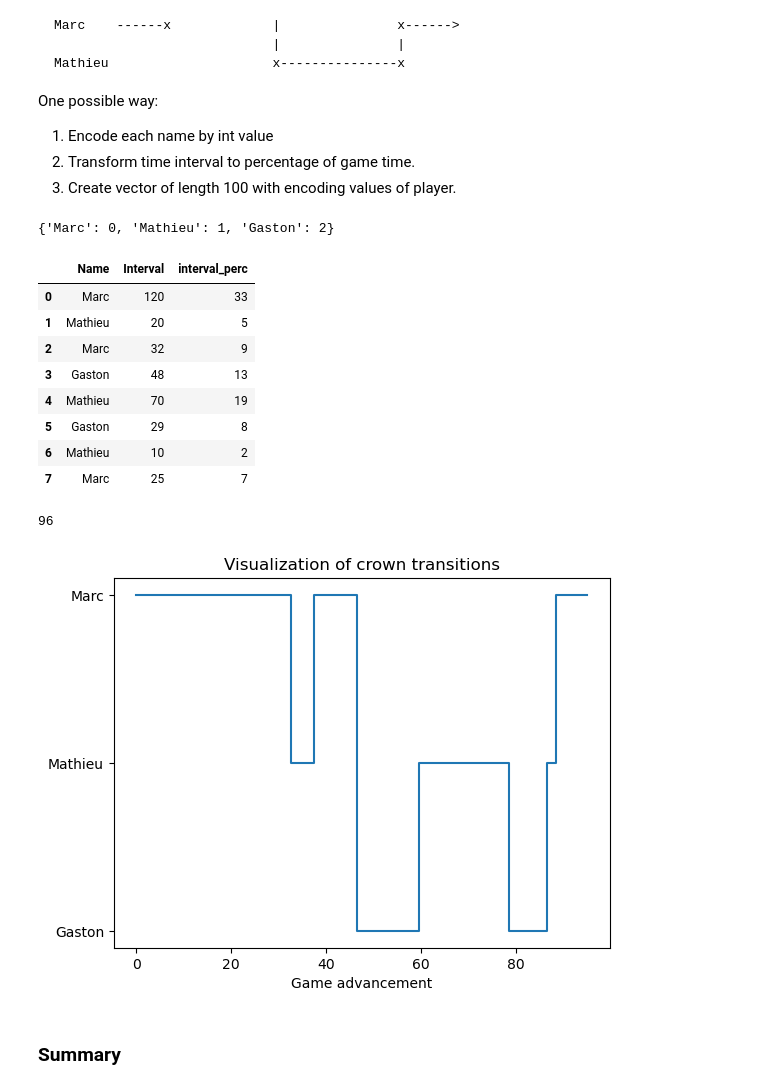
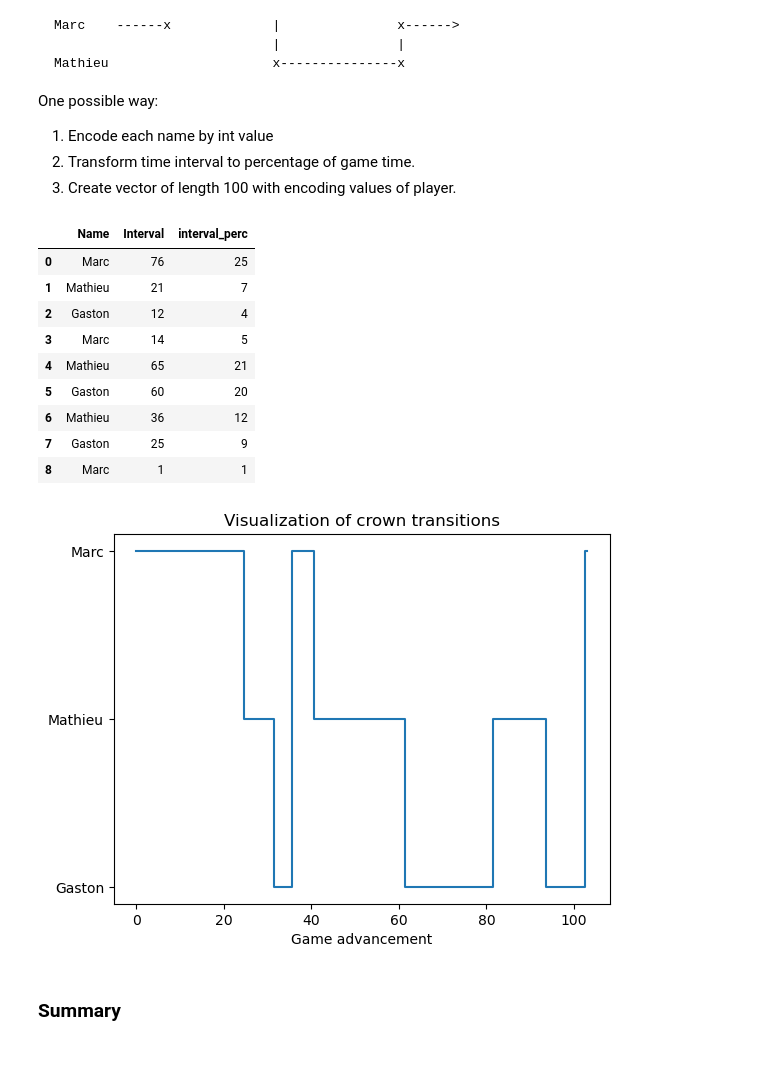
Before and after one commit to Wolgamonox/koth-ping-pong-website, a Jupyter notebook: analysis_exploration.ipynb, the cells around one changed output. Saved outputs shown, nothing was run; the diff lists cells and outputs as text; code cells hidden in the pictures; blank space fills up the shorter version.

```diff
--- a/analysis_exploration.ipynb
+++ b/analysis_exploration.ipynb
@@ -14,17 +15,17 @@ from datetime import timedelta
 # %% [markdown]
 ### 1.1 Loading data for one game
 # %%
-dummy_data = [
-    ('Marc', 120),
-    ('Mathieu', 20),
-    ('Marc', 32),
-    ('Gaston', 48),
-    ('Mathieu', 70),
-    ('Gaston', 29),
-    ('Mathieu', 10),
-    ('Marc', 25),
-]
-dummy_df = pd.DataFrame(dummy_data, columns=['Name', 'Interval'])
+# dummy_data = [
+#     ('Marc', 120),
+#     ('Mathieu', 20),
+#     ('Marc', 32),
+#     ('Gaston', 48),
+#     ('Mathieu', 70),
+#     ('Gaston', 29),
+#     ('Mathieu', 10),
+#     ('Marc', 25),
+# ]
+dummy_df = pd.read_csv('games_data/game (23.01.2023 16_41_51).csv').drop('Unnamed: 0', axis=1)
 dummy_df
 # %% [output]
 |  | Name | Interval |
@@ -125,38 +127,32 @@ One possible way:
 1. Encode each name by int value
 2. Transform time interval to percentage of game time.
 3. Create vector of length 100 with encoding values of player.
-# %%
-player_codes = { name:code for name, code in zip(player_names, range(len(player_names)))}
-player_codes
-# %% [output]
-{'Marc': 0, 'Mathieu': 1, 'Gaston': 2}
 # %%
-dummy_df['interval_perc'] = dummy_df['Interval'].apply(lambda x: int(x/total_duration_seconds * 100))
+dummy_df['interval_perc'] = dummy_df['Interval'].apply(lambda x: int(np.ceil(x/total_duration_seconds * 100)))
 dummy_df
 # %% [output]
 |  | Name | Interval | interval_perc |
-| 0 | Marc | 120 | 33 |
-| 1 | Mathieu | 20 | 5 |
-| 2 | Marc | 32 | 9 |
-| 3 | Gaston | 48 | 13 |
-| 4 | Mathieu | 70 | 19 |
-| 5 | Gaston | 29 | 8 |
-| 6 | Mathieu | 10 | 2 |
-| 7 | Marc | 25 | 7 |
+| 0 | Marc | 76 | 25 |
+| 1 | Mathieu | 21 | 7 |
+| 2 | Gaston | 12 | 4 |
+| 3 | Marc | 14 | 5 |
+| 4 | Mathieu | 65 | 21 |
+| 5 | Gaston | 60 | 20 |
+| 6 | Mathieu | 36 | 12 |
+| 7 | Gaston | 25 | 9 |
+| 8 | Marc | 1 | 1 |
 # %%
 graph_vector = []
 
 for _, transition in dummy_df.iterrows():
     graph_vector.extend(transition.Name for i in range(transition.interval_perc))
-# %% [output]
-96
 # %%
 sns.lineplot(x=range(len(graph_vector)), y=graph_vector, drawstyle='steps-mid')
 plt.xlabel('Game advancement')
 plt.title('Visualization of crown transitions')
 plt.show()
 # %% [output]
-[figure, old version]
+[figure, new version]
 # %% [markdown]
 ### Summary
 # %%
```
Also changed, not shown: parts of 7 cells of this notebook, 4 other files.
